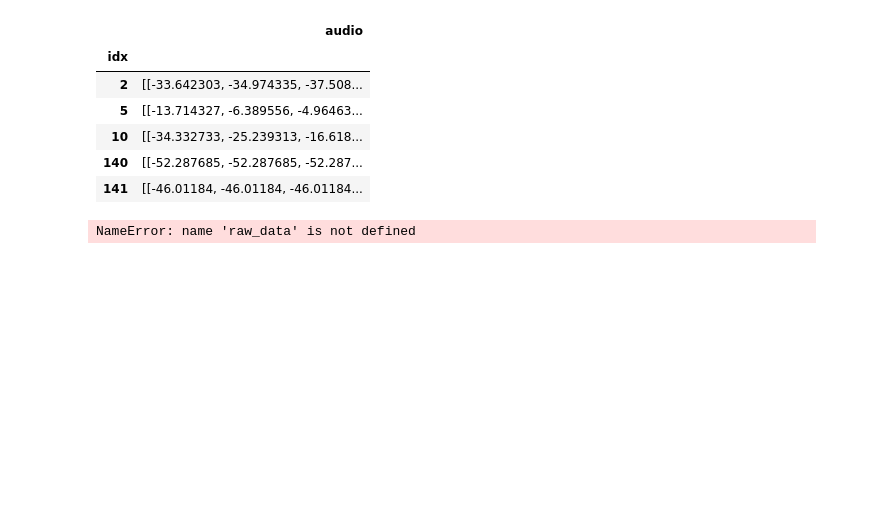
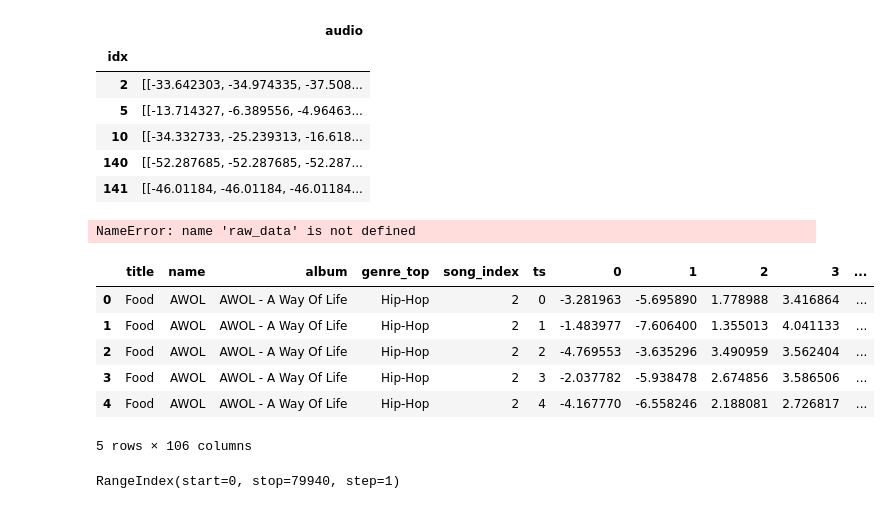
Before and after one commit to vijay-ravuri/audio-modeling, a Jupyter notebook: code/basic-eda.ipynb, the cells around one changed output. Cells and saved outputs as stored; diff of their text form; code cells hidden in the pictures; blank space fills up the shorter version.

```diff
--- a/code/basic-eda.ipynb
+++ b/code/basic-eda.ipynb
@@ -588,3 +588,19 @@ raw_data.head()
 # %%
 # %% [output]
 NameError: name 'raw_data' is not defined
+# %%
+frames = pd.concat([pd.read_csv('../data/decomposed/df_{}.csv'.format(x)) for x in range(10)]).reset_index(drop = True)
+
+frames.head()
+# %% [output]
+|  | title | name | album | genre_top | song_index | ts | 0 | 1 | 2 | 3 | ... |
+| 0 | Food | AWOL | AWOL - A Way Of Life | Hip-Hop | 2 | 0 | -3.281963 | -5.695890 | 1.778988 | 3.416864 | ... |
+| 1 | Food | AWOL | AWOL - A Way Of Life | Hip-Hop | 2 | 1 | -1.483977 | -7.606400 | 1.355013 | 4.041133 | ... |
+| 2 | Food | AWOL | AWOL - A Way Of Life | Hip-Hop | 2 | 2 | -4.769553 | -3.635296 | 3.490959 | 3.562404 | ... |
+| 3 | Food | AWOL | AWOL - A Way Of Life | Hip-Hop | 2 | 3 | -2.037782 | -5.938478 | 2.674856 | 3.586506 | ... |
+| 4 | Food | AWOL | AWOL - A Way Of Life | Hip-Hop | 2 | 4 | -4.167770 | -6.558246 | 2.188081 | 2.726817 | ... |
+5 rows × 106 columns
+# %%
+frames.index
+# %% [output]
+RangeIndex(start=0, stop=79940, step=1)
```
Also changed, not shown: 3 other files.
